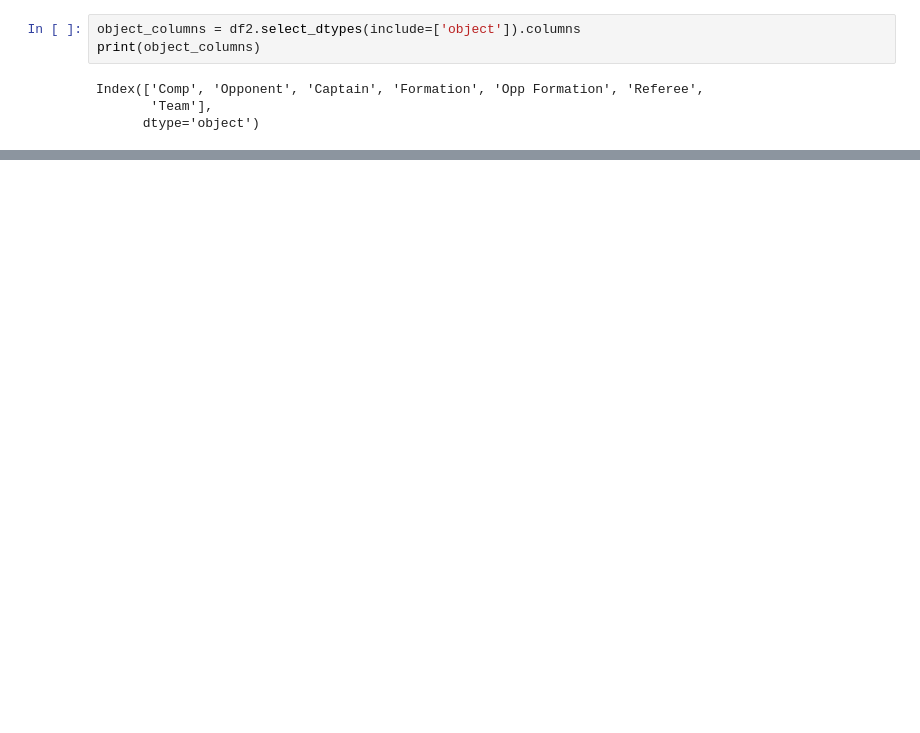
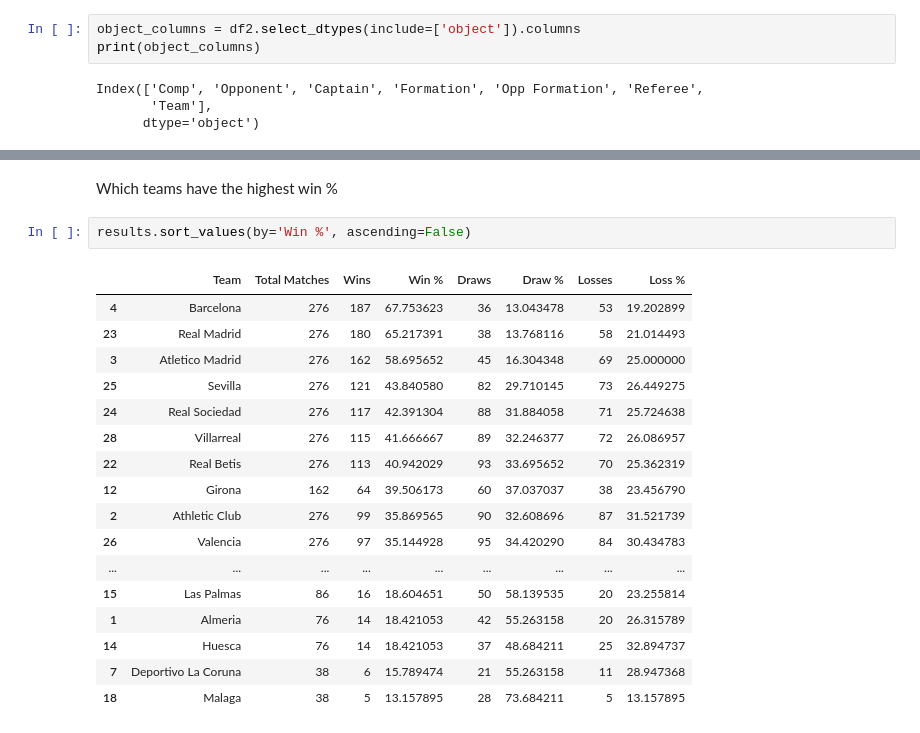
Before and after one commit to DSAI-Creator/Football-Match-Prediction, a Jupyter notebook: src/eda/eda.ipynb, the cells around one changed output, grey strips where cells are left out. Cells and saved outputs as stored; diff of their text form; blank space fills up the shorter version.

```diff
--- a/src/eda/eda.ipynb
+++ b/src/eda/eda.ipynb
@@ -88,0 +243,22 @@ Index(['Comp', 'Opponent', 'Captain', 'Formation', 'Opp Formation', 'Referee',
+# %% [markdown]
+Which teams have the highest win %
+# %%
+results.sort_values(by='Win %', ascending=False)
+# %% [output]
+|  | Team | Total Matches | Wins | Win % | Draws | Draw % | Losses | Loss % |
+| 4 | Barcelona | 276 | 187 | 67.753623 | 36 | 13.043478 | 53 | 19.202899 |
+| 23 | Real Madrid | 276 | 180 | 65.217391 | 38 | 13.768116 | 58 | 21.014493 |
+| 3 | Atletico Madrid | 276 | 162 | 58.695652 | 45 | 16.304348 | 69 | 25.000000 |
+| 25 | Sevilla | 276 | 121 | 43.840580 | 82 | 29.710145 | 73 | 26.449275 |
+| 24 | Real Sociedad | 276 | 117 | 42.391304 | 88 | 31.884058 | 71 | 25.724638 |
+| 28 | Villarreal | 276 | 115 | 41.666667 | 89 | 32.246377 | 72 | 26.086957 |
+| 22 | Real Betis | 276 | 113 | 40.942029 | 93 | 33.695652 | 70 | 25.362319 |
+| 12 | Girona | 162 | 64 | 39.506173 | 60 | 37.037037 | 38 | 23.456790 |
+| 2 | Athletic Club | 276 | 99 | 35.869565 | 90 | 32.608696 | 87 | 31.521739 |
+| 26 | Valencia | 276 | 97 | 35.144928 | 95 | 34.420290 | 84 | 30.434783 |
+| ... | ... | ... | ... | ... | ... | ... | ... | ... |
+| 15 | Las Palmas | 86 | 16 | 18.604651 | 50 | 58.139535 | 20 | 23.255814 |
+| 1 | Almeria | 76 | 14 | 18.421053 | 42 | 55.263158 | 20 | 26.315789 |
+| 14 | Huesca | 76 | 14 | 18.421053 | 37 | 48.684211 | 25 | 32.894737 |
+| 7 | Deportivo La Coruna | 38 | 6 | 15.789474 | 21 | 55.263158 | 11 | 28.947368 |
+| 18 | Malaga | 38 | 5 | 13.157895 | 28 | 73.684211 | 5 | 13.157895 |
```
Also changed, not shown: parts of 23 cells of this notebook.
